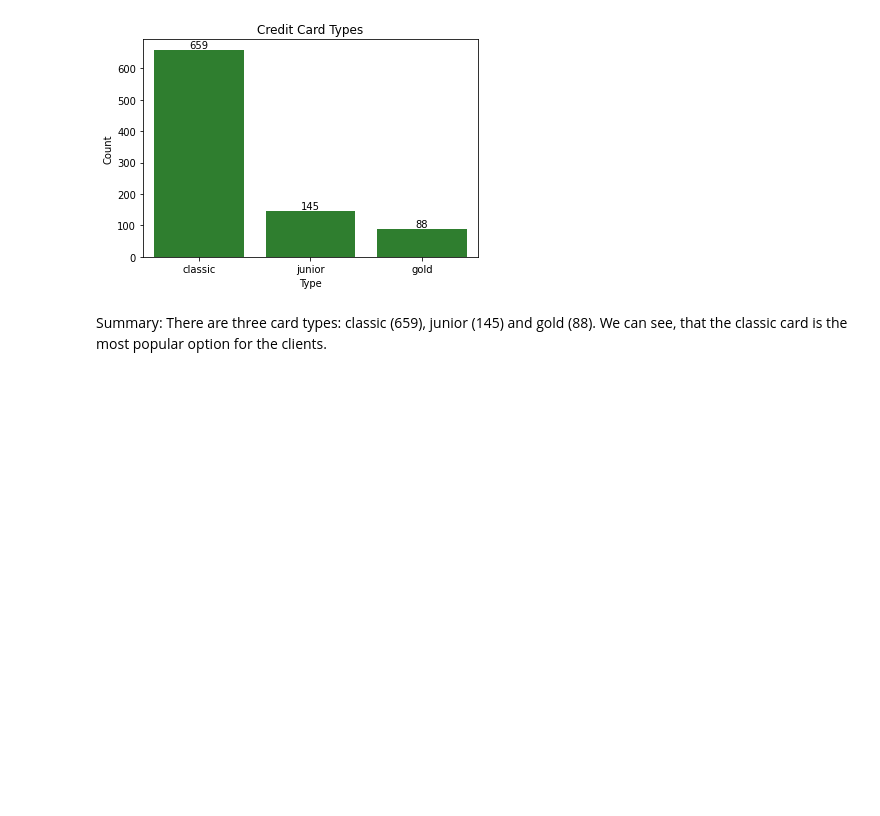
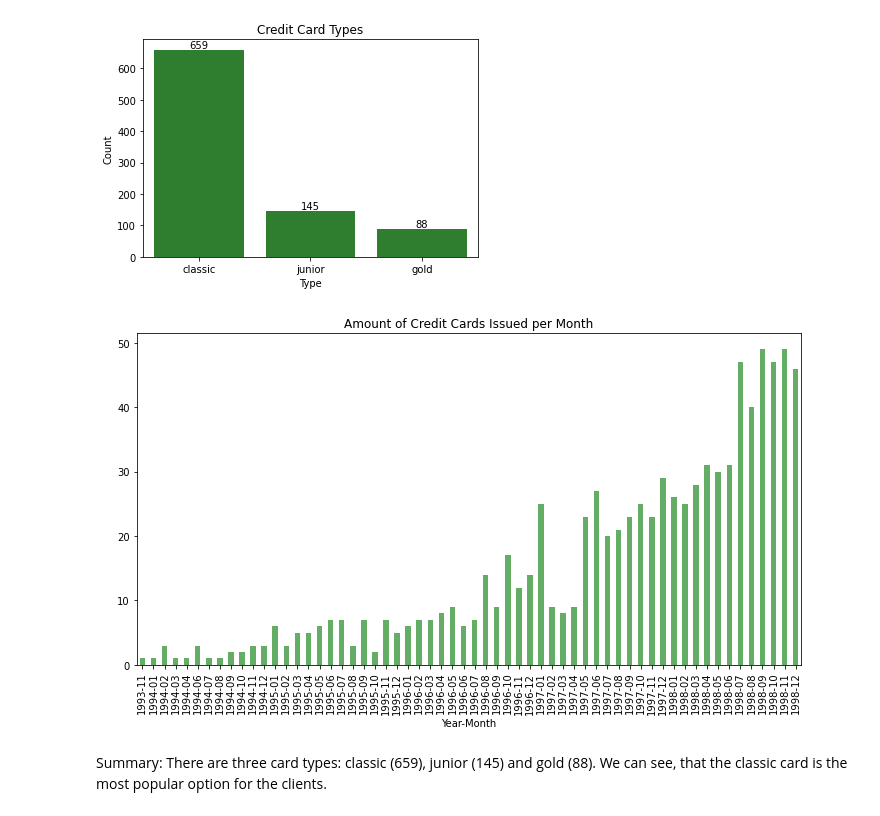
Before and after one commit to NikodemWojtczak/FHNW_AML, a Jupyter notebook: Niko_notebook.ipynb, the cells around one changed output. Cells and saved outputs as stored; diff of their text form; code cells hidden in the pictures; blank space fills up the shorter version.

```diff
--- a/Niko_notebook.ipynb
+++ b/Niko_notebook.ipynb
@@ -992,6 +1008,23 @@ for bar in ax.containers:
 plt.show()
 # %% [output]
 [figure]
+# %%
+# In what year and month are the most cards bought?
+
+card['card_year_month'] = card['issued'].dt.to_period('M')
+cards_per_month = card.groupby('card_year_month').size()
+
+# Plot
+plt.figure(figsize=(10, 6))
+cards_per_month.plot(kind='bar', color='forestgreen', alpha=0.7)
+plt.title('Amount of Credit Cards Issued per Month')
+plt.xlabel('Year-Month')
+plt.ylabel(' ')
+plt.xticks(rotation=90)
+plt.tight_layout()
+plt.show()
+# %% [output]
+[figure, added]
 # %% [markdown]
 Summary: There are three card types: classic (659), junior (145) and gold (88). We can see, that the classic card is the most popular option for the clients.
 # %% [markdown]
```
Also changed, not shown: parts of 9 cells of this notebook.
